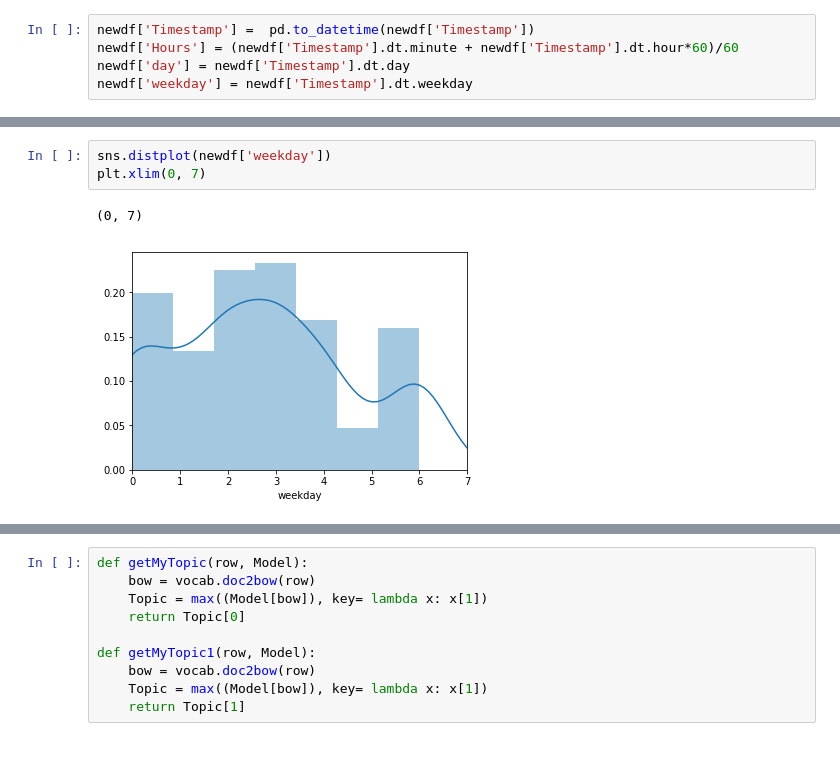
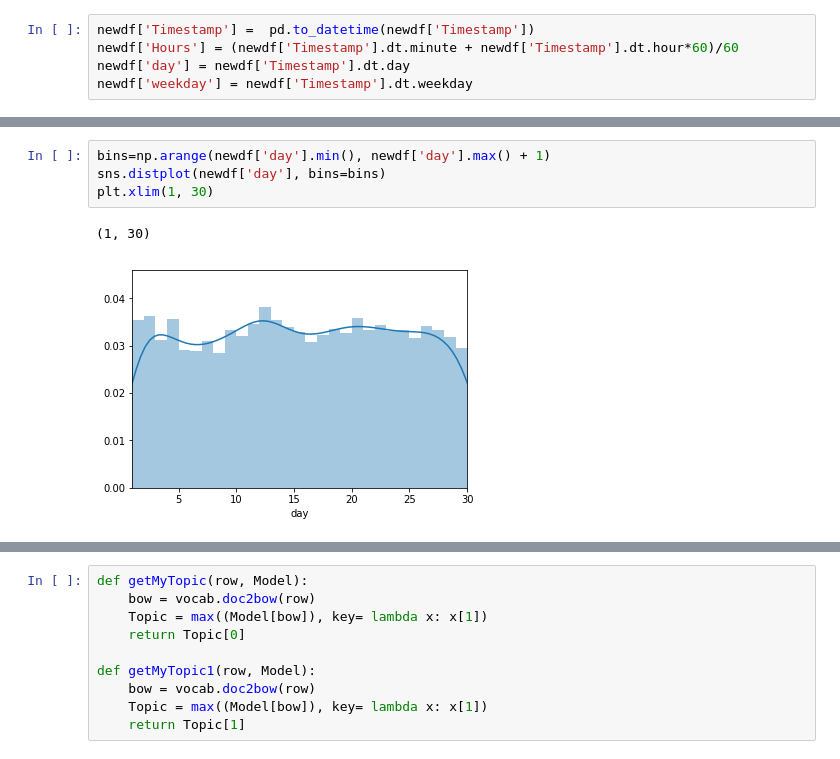
Before and after one commit to AdastraSaM/polizeiberichte_scraper, a Jupyter notebook: notebooks/TextAnalysis3.ipynb, the cells around one changed output, grey strips where cells are left out. Cells and saved outputs as stored; diff of their text form.

```diff
--- a/notebooks/TextAnalysis3.ipynb
+++ b/notebooks/TextAnalysis3.ipynb
@@ -98,6 +117,7 @@ plt.xlim(0, 30)
-# %%
-sns.distplot(newdf['weekday'])
-plt.xlim(0, 7)
-# %% [output]
-(0, 7)
-[figure, removed]
+# %%
+bins=np.arange(newdf['day'].min(), newdf['day'].max() + 1)
+sns.distplot(newdf['day'], bins=bins)
+plt.xlim(1, 30)
+# %% [output]
+(1, 30)
+[figure, added]
```
Also changed, not shown: parts of 39 cells of this notebook, 12 other files.
